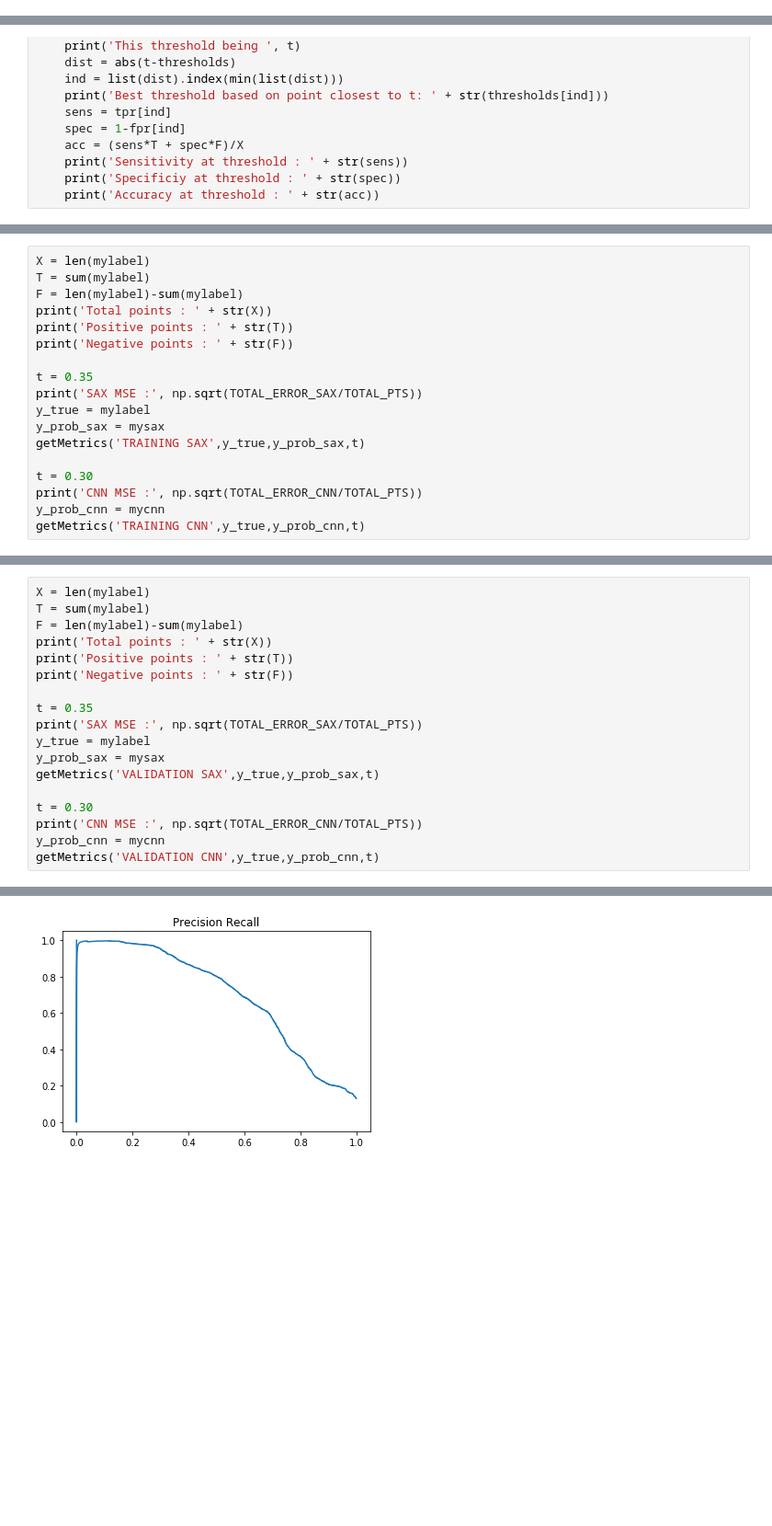
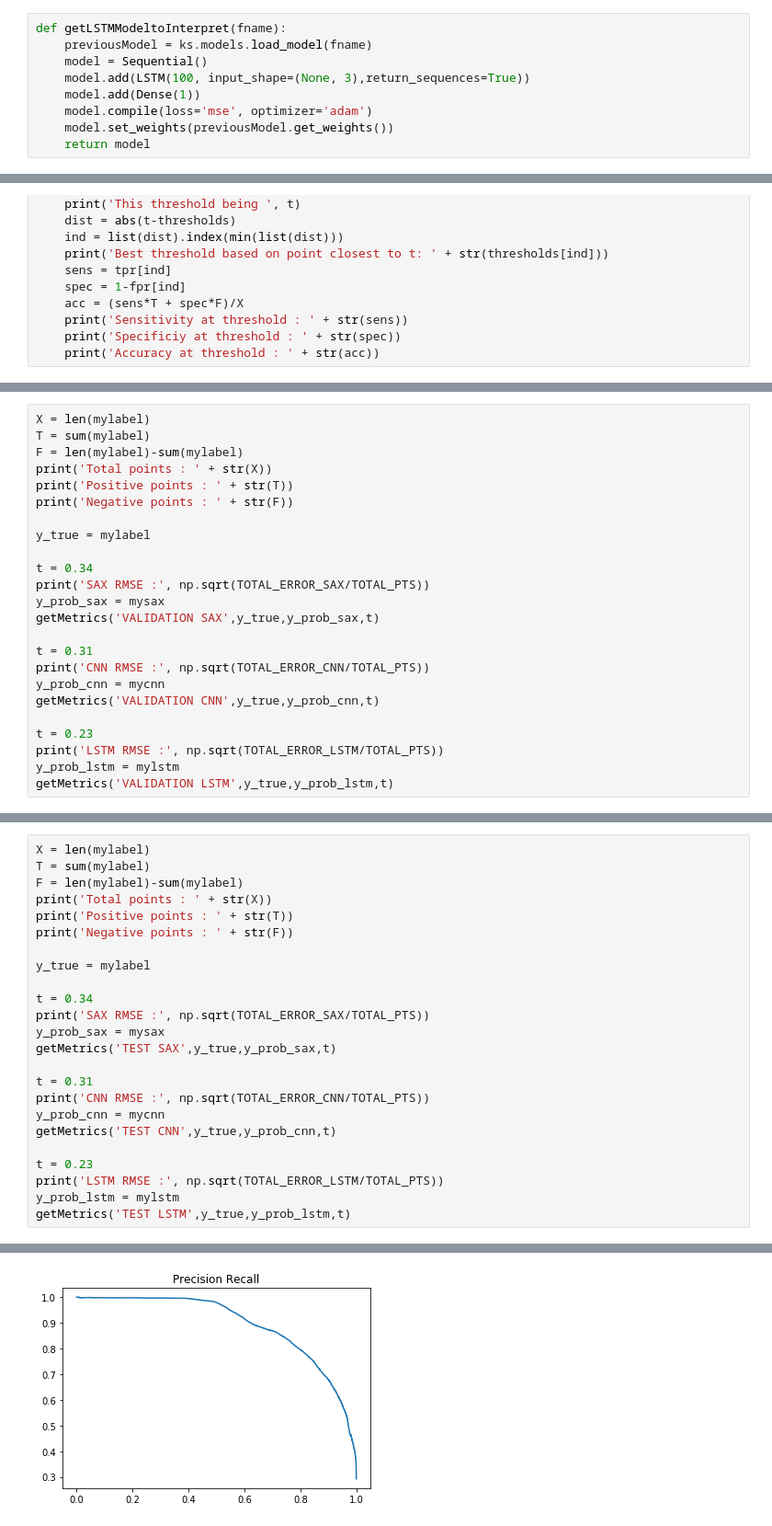
Before and after one commit to rohit-pardasani/RDSegmentation_v1, a Jupyter notebook: RDSegmentation_8(Comparisons).ipynb, the cells around one changed output, grey strips where cells are left out. Shown: that part at 92% size. Cells and saved outputs as stored; diff of their text form; blank space fills up the shorter version.

```diff
--- a/RDSegmentation_8(Comparisons).ipynb
+++ b/RDSegmentation_8(Comparisons).ipynb
@@ -63,6 +65,15 @@ def getCNNModeltoInterpret(fname):
     previousModel = ks.models.load_model(fname)
     model.set_weights(previousModel.get_weights())
     return model
+# %%
+def getLSTMModeltoInterpret(fname):
+    previousModel = ks.models.load_model(fname)
+    model = Sequential()
+    model.add(LSTM(100, input_shape=(None, 3),return_sequences=True))
+    model.add(Dense(1))
+    model.compile(loss='mse', optimizer='adam')
+    model.set_weights(previousModel.get_weights())
+    return model
 # %%
 def getCNNSegMap(model, dfstat, data):
     TOTAL_LEN = np.shape(data)[0]
@@ -210,14 +431,20 @@ print('Total points : ' + str(X))
 print('Positive points : ' + str(T))
 print('Negative points : ' + str(F))
 
-t = 0.35
-print('SAX MSE :', np.sqrt(TOTAL_ERROR_SAX/TOTAL_PTS))
 y_true = mylabel
+
+t = 0.34
+print('SAX RMSE :', np.sqrt(TOTAL_ERROR_SAX/TOTAL_PTS))
 y_prob_sax = mysax
-getMetrics('TRAINING SAX',y_true,y_prob_sax,t)
+getMetrics('VALIDATION SAX',y_true,y_prob_sax,t)
 
-t = 0.30
-print('CNN MSE :', np.sqrt(TOTAL_ERROR_CNN/TOTAL_PTS))
+t = 0.31
+print('CNN RMSE :', np.sqrt(TOTAL_ERROR_CNN/TOTAL_PTS))
 y_prob_cnn = mycnn
-getMetrics('TRAINING CNN',y_true,y_prob_cnn,t)
+getMetrics('VALIDATION CNN',y_true,y_prob_cnn,t)
+
+t = 0.23
+print('LSTM RMSE :', np.sqrt(TOTAL_ERROR_LSTM/TOTAL_PTS))
+y_prob_lstm = mylstm
+getMetrics('VALIDATION LSTM',y_true,y_prob_lstm,t)
 # %% [output]
@@ -304,14 +582,20 @@ print('Total points : ' + str(X))
 print('Positive points : ' + str(T))
 print('Negative points : ' + str(F))
 
-t = 0.35
-print('SAX MSE :', np.sqrt(TOTAL_ERROR_SAX/TOTAL_PTS))
 y_true = mylabel
+
+t = 0.34
+print('SAX RMSE :', np.sqrt(TOTAL_ERROR_SAX/TOTAL_PTS))
 y_prob_sax = mysax
-getMetrics('VALIDATION SAX',y_true,y_prob_sax,t)
+getMetrics('TEST SAX',y_true,y_prob_sax,t)
 
-t = 0.30
-print('CNN MSE :', np.sqrt(TOTAL_ERROR_CNN/TOTAL_PTS))
+t = 0.31
+print('CNN RMSE :', np.sqrt(TOTAL_ERROR_CNN/TOTAL_PTS))
 y_prob_cnn = mycnn
-getMetrics('VALIDATION CNN',y_true,y_prob_cnn,t)
+getMetrics('TEST CNN',y_true,y_prob_cnn,t)
+
+t = 0.23
+print('LSTM RMSE :', np.sqrt(TOTAL_ERROR_LSTM/TOTAL_PTS))
+y_prob_lstm = mylstm
+getMetrics('TEST LSTM',y_true,y_prob_lstm,t)
 # %% [output]
@@ -329 +613 @@ AUC PR:  0.6977575693472164
-[figure, old version]
+[figure, new version]
```
Also changed, not shown: parts of 10 cells of this notebook.
